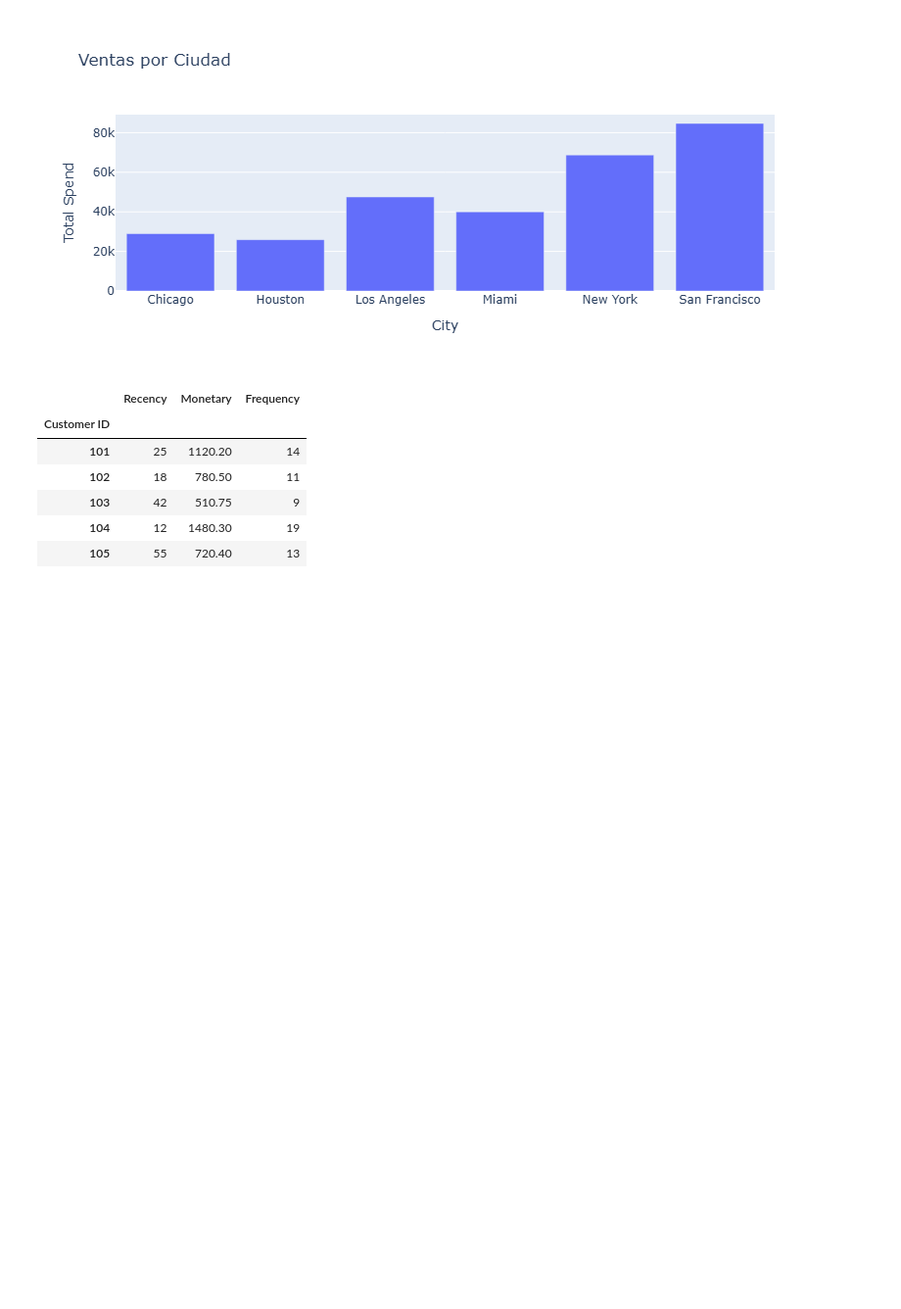
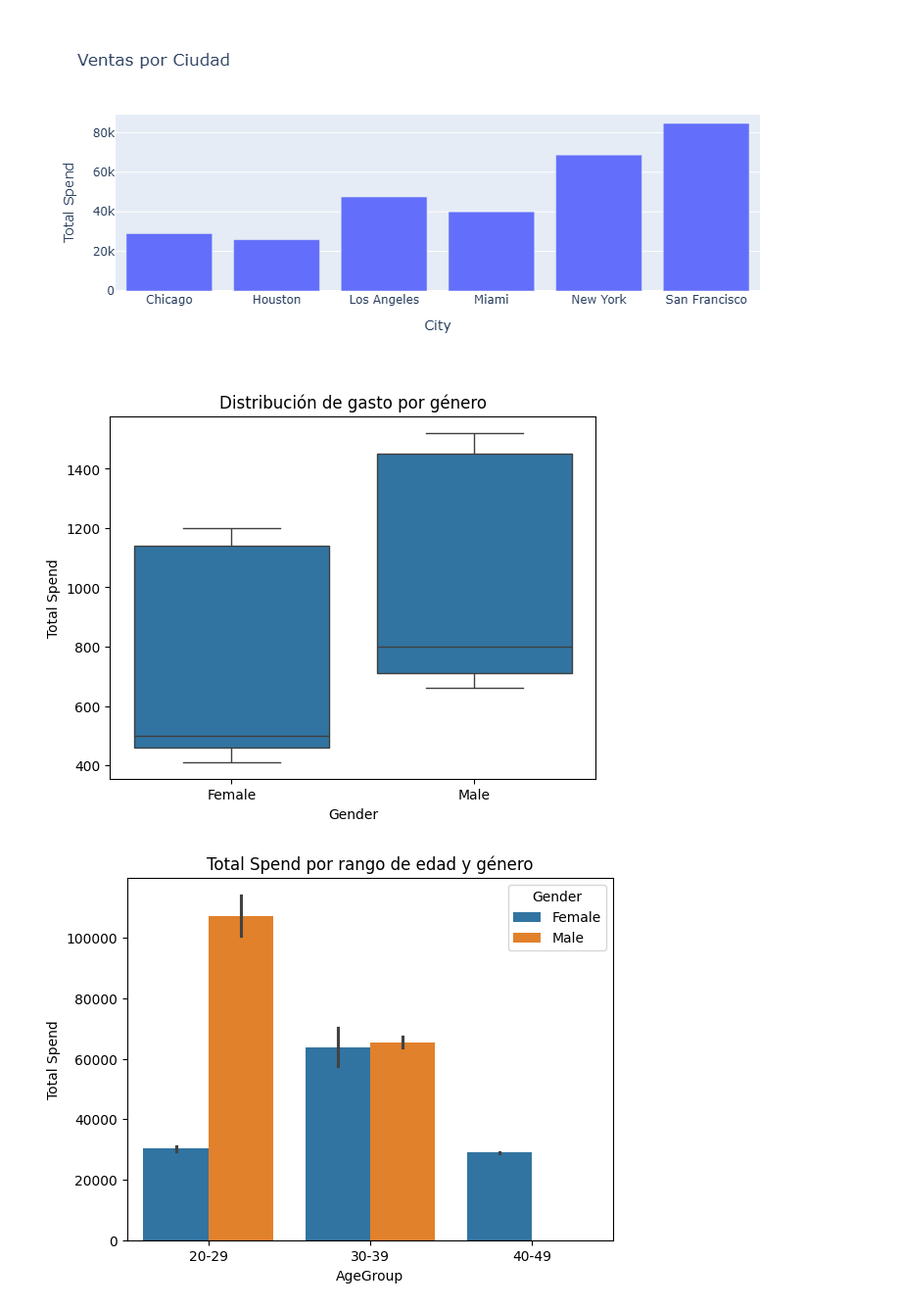
Before and after one commit to Fabianoc10/customer_behavior_analysis, a Jupyter notebook: notebooks/EDA_Customer_Behavior.ipynb, the cells around one changed output. Shown at 98% size. Drawn from its saved outputs; the diff is of its cells as text; code cells hidden in the pictures; blank space fills up the shorter version.

```diff
--- a/notebooks/EDA_Customer_Behavior.ipynb
+++ b/notebooks/EDA_Customer_Behavior.ipynb
@@ -100,28 +103,19 @@ fig.show()
 # %% [output]
 [figure]
 # %%
-import pandas as pd
+import seaborn as sns
+import matplotlib.pyplot as plt
 
-# Cargar dataset
-df = pd.read_csv('../data/customers.csv')
+# Distribución de gasto por género
+sns.boxplot(x='Gender', y='Total Spend', data=df)
+plt.title("Distribución de gasto por género")
+plt.show()
 
-# Crear columnas RFM
-rfm = df.groupby('Customer ID').agg({
-    'Days Since Last Purchase': 'min',  # Recency
-    'Total Spend': 'sum',               # Monetary
-    'Items Purchased': 'sum'            # Frequency
-}).rename(columns={
-    'Days Since Last Purchase':'Recency',
-    'Total Spend':'Monetary',
-    'Items Purchased':'Frequency'
-})
-
-rfm.head()
+# Distribución de gasto por rangos de edad
+df['AgeGroup'] = pd.cut(df['Age'], bins=[20,30,40,50], labels=['20-29','30-39','40-49'])
+sns.barplot(x='AgeGroup', y='Total Spend', hue='Gender', data=df, estimator=sum)
+plt.title("Total Spend por rango de edad y género")
+plt.show()
 # %% [output]
-|  | Recency | Monetary | Frequency |
-| Customer ID |  |  |  |
-| 101 | 25 | 1120.20 | 14 |
-| 102 | 18 | 780.50 | 11 |
-| 103 | 42 | 510.75 | 9 |
-| 104 | 12 | 1480.30 | 19 |
-| 105 | 55 | 720.40 | 13 |
+[figure, added]
+[figure, added]
```
Also changed, not shown: parts of 6 cells of this notebook, 1 other file.
